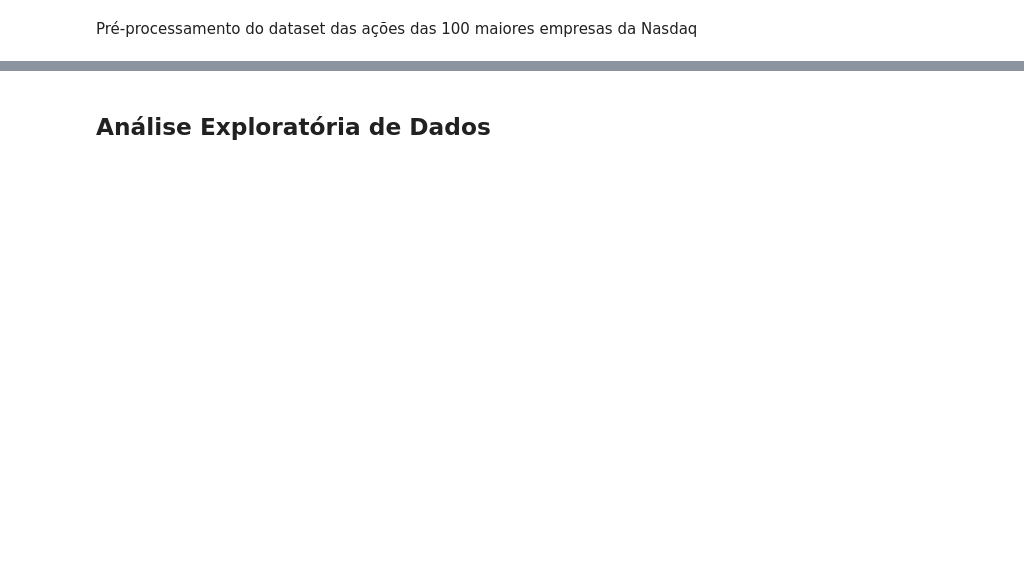
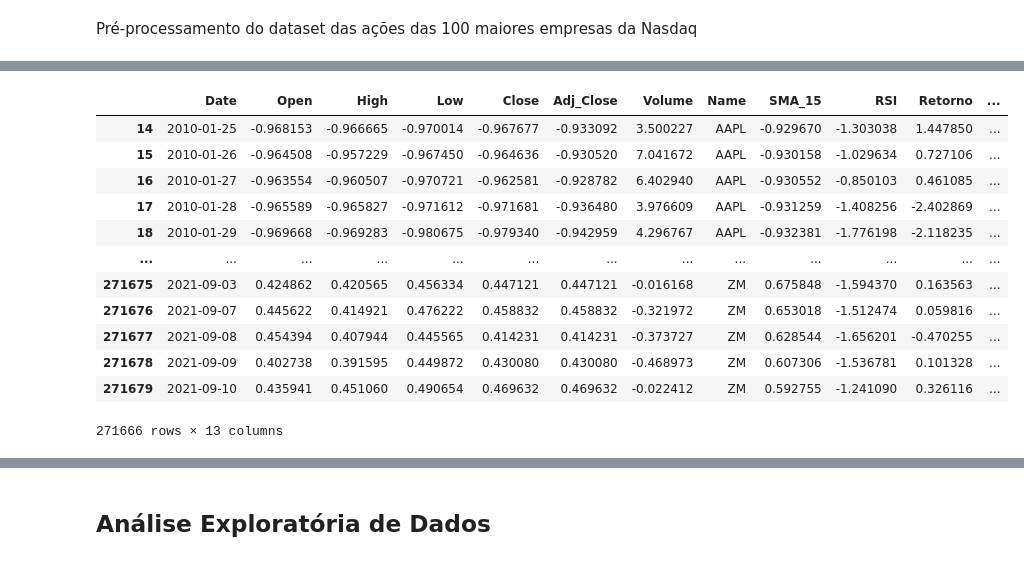
Before and after one commit to BrunoEAH/Tech-Stock-Market-Analysis, a Jupyter notebook: analise_exploratoria_dados.ipynb, the cells around one changed output, grey strips where cells are left out. Drawn from its saved outputs; the diff is of its cells as text; code cells hidden in the pictures; blank space fills up the shorter version.

```diff
--- a/analise_exploratoria_dados.ipynb
+++ b/analise_exploratoria_dados.ipynb
@@ -167 +192,31 @@ https://technical-analysis-library-in-python.readthedocs.io/en/latest/ta.html
+# %%
+#Normalizacao utilzando Standar Scaler
+
+nasdaq_dados_csv[numeric_features] = nasdaq_dados_csv[numeric_features].astype(float)
+
+numeric_features = ['Open', 'High', 'Low', 'Close', 'Adj_Close', 'Volume','SMA_15','RSI','Retorno','Flutuacao_Diaria']
+
+scaler = StandardScaler()
+
+for name in nasdaq_dados_csv['Name'].unique():
+    mask = nasdaq_dados_csv['Name'] == name
+    nasdaq_dados_csv.loc[mask, numeric_features] = scaler.fit_transform(nasdaq_dados_csv.loc[mask, numeric_features])
+
+nasdaq_dados_csv.to_csv('datasets/nasdaq_dados.csv', index=False)
+
+nasdaq_dados_csv
+# %% [output]
+|  | Date | Open | High | Low | Close | Adj_Close | Volume | Name | SMA_15 | RSI | Retorno | ... |
+| 14 | 2010-01-25 | -0.968153 | -0.966665 | -0.970014 | -0.967677 | -0.933092 | 3.500227 | AAPL | -0.929670 | -1.303038 | 1.447850 | ... |
+| 15 | 2010-01-26 | -0.964508 | -0.957229 | -0.967450 | -0.964636 | -0.930520 | 7.041672 | AAPL | -0.930158 | -1.029634 | 0.727106 | ... |
+| 16 | 2010-01-27 | -0.963554 | -0.960507 | -0.970721 | -0.962581 | -0.928782 | 6.402940 | AAPL | -0.930552 | -0.850103 | 0.461085 | ... |
+| 17 | 2010-01-28 | -0.965589 | -0.965827 | -0.971612 | -0.971681 | -0.936480 | 3.976609 | AAPL | -0.931259 | -1.408256 | -2.402869 | ... |
+| 18 | 2010-01-29 | -0.969668 | -0.969283 | -0.980675 | -0.979340 | -0.942959 | 4.296767 | AAPL | -0.932381 | -1.776198 | -2.118235 | ... |
+| ... | ... | ... | ... | ... | ... | ... | ... | ... | ... | ... | ... | ... |
+| 271675 | 2021-09-03 | 0.424862 | 0.420565 | 0.456334 | 0.447121 | 0.447121 | -0.016168 | ZM | 0.675848 | -1.594370 | 0.163563 | ... |
+| 271676 | 2021-09-07 | 0.445622 | 0.414921 | 0.476222 | 0.458832 | 0.458832 | -0.321972 | ZM | 0.653018 | -1.512474 | 0.059816 | ... |
+| 271677 | 2021-09-08 | 0.454394 | 0.407944 | 0.445565 | 0.414231 | 0.414231 | -0.373727 | ZM | 0.628544 | -1.656201 | -0.470255 | ... |
+| 271678 | 2021-09-09 | 0.402738 | 0.391595 | 0.449872 | 0.430080 | 0.430080 | -0.468973 | ZM | 0.607306 | -1.536781 | 0.101328 | ... |
+| 271679 | 2021-09-10 | 0.435941 | 0.451060 | 0.490654 | 0.469632 | 0.469632 | -0.022412 | ZM | 0.592755 | -1.241090 | 0.326116 | ... |
+271666 rows × 13 columns
 # %%
```
Also changed, not shown: parts of 13 cells of this notebook, 14 other files.
